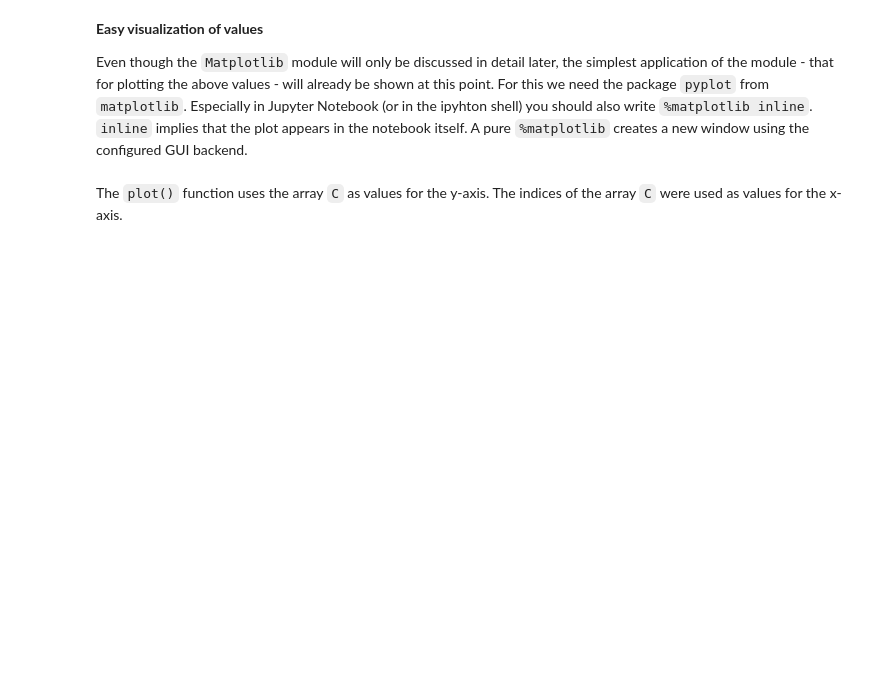
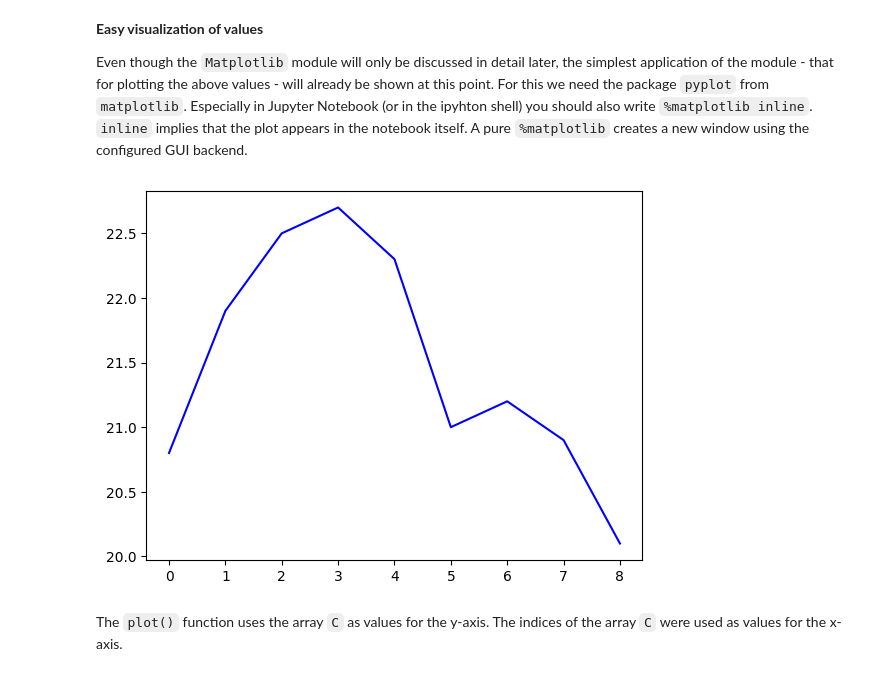
Before and after one commit to muazzamaqeel/Unversity-ComputerScience, a Jupyter notebook: Python/Lecture/Translations/Lecture9/English_Version_09_Numerisches_Python_workbook.ipynb, the cells around one changed output. Cells and saved outputs as stored; diff of their text form; code cells hidden in the pictures; blank space fills up the shorter version.

```diff
--- a/Python/Lecture/Translations/Lecture9/English_Version_09_Numerisches_Python_workbook.ipynb
+++ b/Python/Lecture/Translations/Lecture9/English_Version_09_Numerisches_Python_workbook.ipynb
@@ -72 +82,8 @@ Even though the `Matplotlib` module will only be discussed in detail later, the
+# %%
+# TODO plot temperature values
+import matplotlib.pyplot as plt
+plt.plot(cvalues, label='Celsius', color='blue')
+plt.show()
+# %% [output]
+[figure, added]
 # %% [markdown]
```
Also changed, not shown: parts of 28 cells of this notebook, 5 other files.
